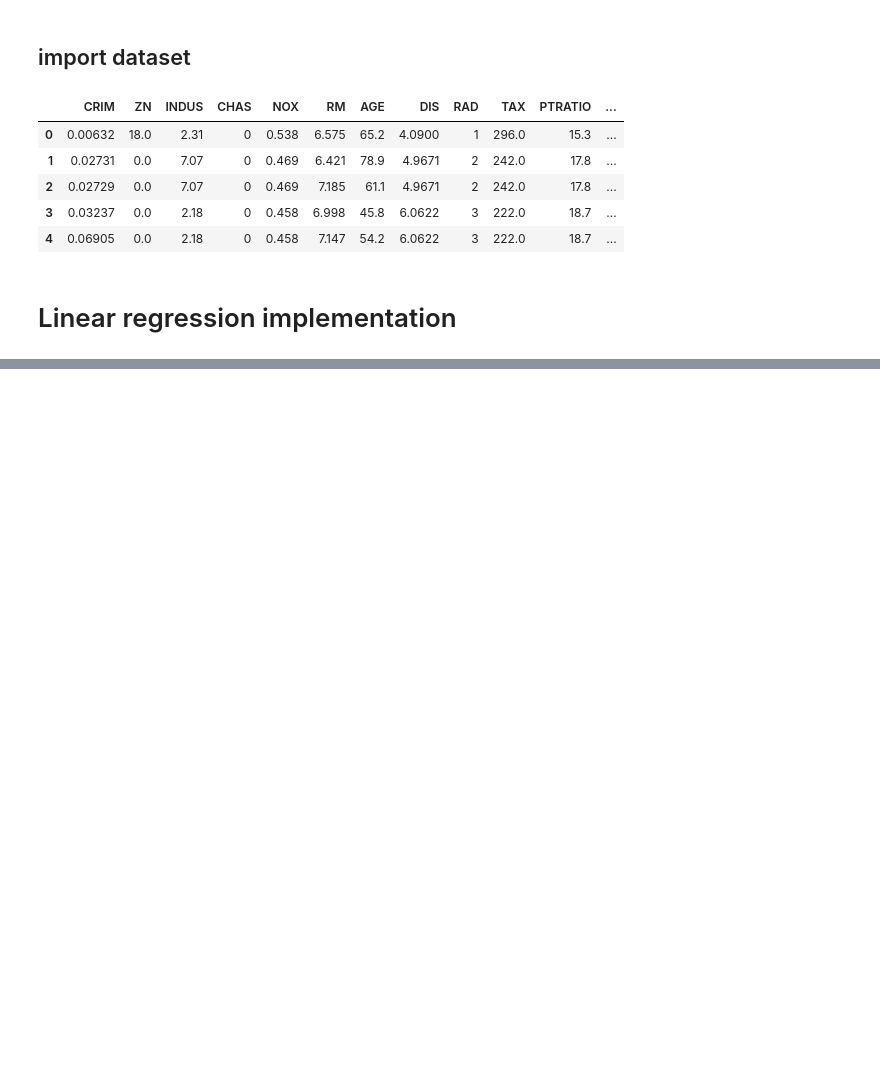
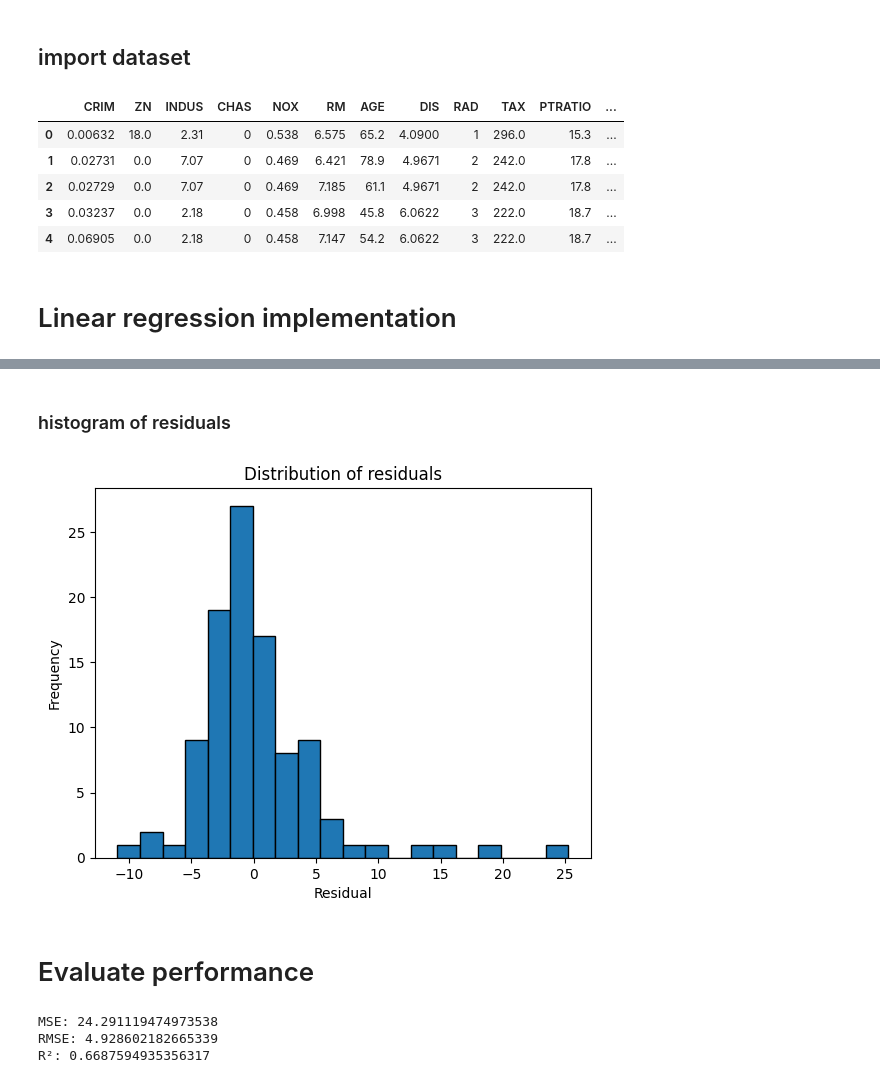
Before and after one commit to Asmitadg/ml-learning-algorithms, a Jupyter notebook: Linear regression.ipynb, the cells around one changed output, grey strips where cells are left out. Cells and saved outputs as stored; diff of their text form; code cells hidden in the pictures; blank space fills up the shorter version.

```diff
--- a/Linear regression.ipynb
+++ b/Linear regression.ipynb
@@ -69,0 +157,26 @@ from sklearn.metrics import mean_squared_error, r2_score #evaluation metrics for
+# %% [markdown]
+### histogram of residuals
+# %%
+# check is residuals are roughly normally distributed (assumption of linear regression)
+# Curve should look bell-shaped (not skewed)
+plt.hist(residuals, bins=20, edgecolor="black")
+plt.xlabel("Residual")
+plt.ylabel('Frequency')
+plt.title('Distribution of residuals')
+plt.show()
+# %% [output]
+[figure, added]
+# %% [markdown]
+# Evaluate performance
+# %%
+mse = mean_squared_error(y_test, y_pred)
+rmse = np.sqrt(mse)
+r2 = r2_score(y_test, y_pred)
+
+print("MSE:", mse)
+print("RMSE:", rmse)
+print("R²:", r2)
+# %% [output]
+MSE: 24.291119474973538
+RMSE: 4.928602182665339
+R²: 0.6687594935356317
```
Also changed, not shown: parts of 16 cells of this notebook.
